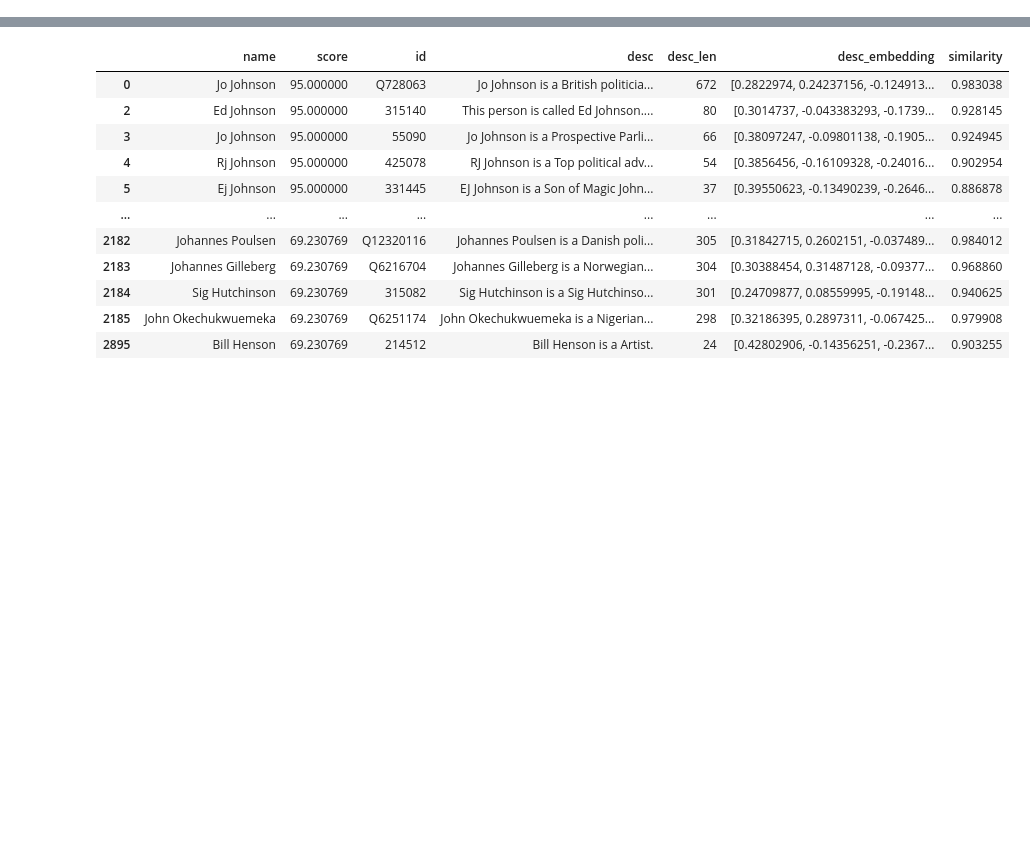
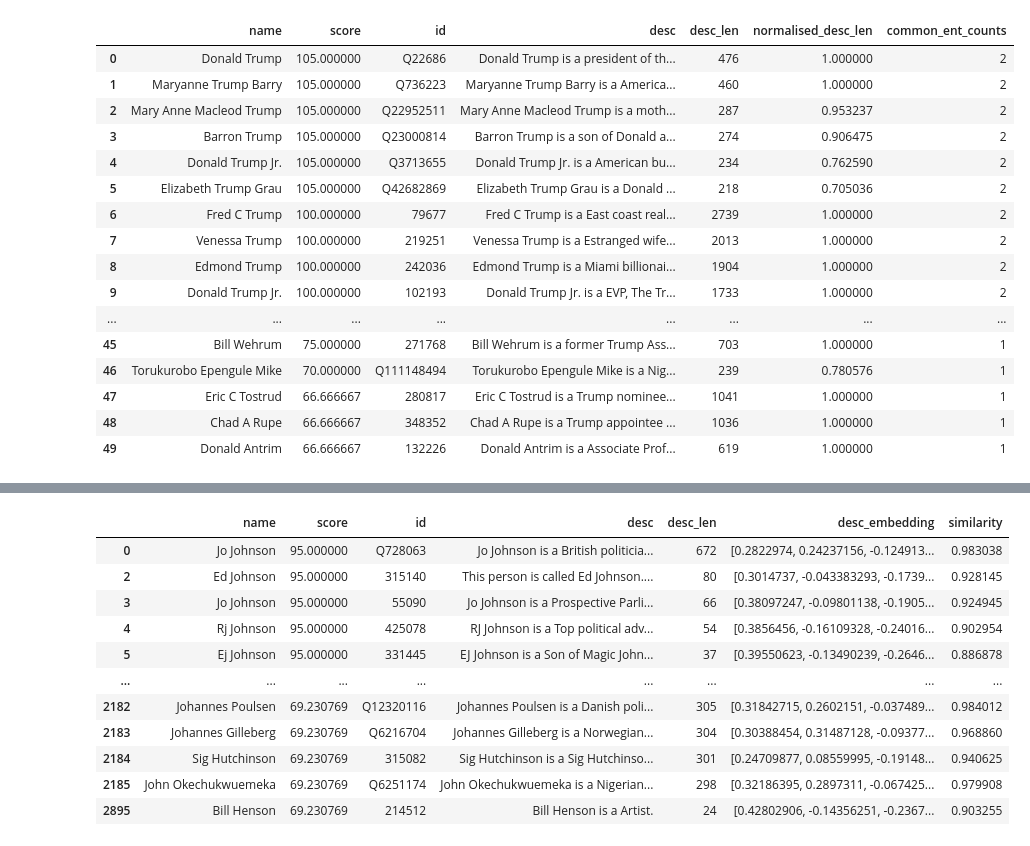
Before and after one commit to guardian/jai_2022_sandbox, a Jupyter notebook: Improve_candidate_generation.ipynb, the cells around one changed output, grey strips where cells are left out. Cells and saved outputs as stored; diff of their text form; code cells hidden in the pictures; blank space fills up the shorter version.

```diff
--- a/Improve_candidate_generation.ipynb
+++ b/Improve_candidate_generation.ipynb
@@ -261,0 +175,15 @@ matches[matches['name'].str.contains('Ted ' + span)]
+# %%
+common_ent_count_d={}
+#sentence_ents = relevant_lexicon(sentence)
+
+sentence_ents = [str(ent) for ent in nlp(sentence).ents]
+sentence_ents =  set(' '.join(sentence_ents).split())
+
+for qid, ent in desc_ents_d.items():
+    common_ent_counts=len(sentence_ents.intersection(ent))
+    common_ent_count_d[qid]=common_ent_counts
+# %%
+common_ent_counts=pd.DataFrame.from_dict(common_ent_count_d,orient='index')\
+    .reset_index().rename(columns={'index':'id',0:'common_ent_counts'})
+# %%
+matches=matches.merge(common_ent_counts, on='id')
@@ -261,0 +192,20 @@ matches[matches['name'].str.contains('Ted ' + span)]
+# %%
+matches.head(50)
+# %% [output]
+|  | name | score | id | desc | desc_len | normalised_desc_len | common_ent_counts |
+| 0 | Donald Trump | 105.000000 | Q22686 | Donald Trump is a president of th... | 476 | 1.000000 | 2 |
+| 1 | Maryanne Trump Barry | 105.000000 | Q736223 | Maryanne Trump Barry is a America... | 460 | 1.000000 | 2 |
+| 2 | Mary Anne Macleod Trump | 105.000000 | Q22952511 | Mary Anne Macleod Trump is a moth... | 287 | 0.953237 | 2 |
+| 3 | Barron Trump | 105.000000 | Q23000814 | Barron Trump is a son of Donald a... | 274 | 0.906475 | 2 |
+| 4 | Donald Trump Jr. | 105.000000 | Q3713655 | Donald Trump Jr. is a American bu... | 234 | 0.762590 | 2 |
+| 5 | Elizabeth Trump Grau | 105.000000 | Q42682869 | Elizabeth Trump Grau is a Donald ... | 218 | 0.705036 | 2 |
+| 6 | Fred C Trump | 100.000000 | 79677 | Fred C Trump is a East coast real... | 2739 | 1.000000 | 2 |
+| 7 | Venessa Trump | 100.000000 | 219251 | Venessa Trump is a Estranged wife... | 2013 | 1.000000 | 2 |
+| 8 | Edmond Trump | 100.000000 | 242036 | Edmond Trump is a Miami billionai... | 1904 | 1.000000 | 2 |
+| 9 | Donald Trump Jr. | 100.000000 | 102193 | Donald Trump Jr. is a EVP, The Tr... | 1733 | 1.000000 | 2 |
+| ... | ... | ... | ... | ... | ... | ... | ... |
+| 45 | Bill Wehrum | 75.000000 | 271768 | Bill Wehrum is a former Trump Ass... | 703 | 1.000000 | 1 |
+| 46 | Torukurobo Epengule Mike | 70.000000 | Q111148494 | Torukurobo Epengule Mike is a Nig... | 239 | 0.780576 | 1 |
+| 47 | Eric C Tostrud | 66.666667 | 280817 | Eric C Tostrud is a Trump nominee... | 1041 | 1.000000 | 1 |
+| 48 | Chad A Rupe | 66.666667 | 348352 | Chad A Rupe is a Trump appointee ... | 1036 | 1.000000 | 1 |
+| 49 | Donald Antrim | 66.666667 | 132226 | Donald Antrim is a Associate Prof... | 619 | 1.000000 | 1 |
```
Also changed, not shown: parts of 62 cells of this notebook, 5 other files.
